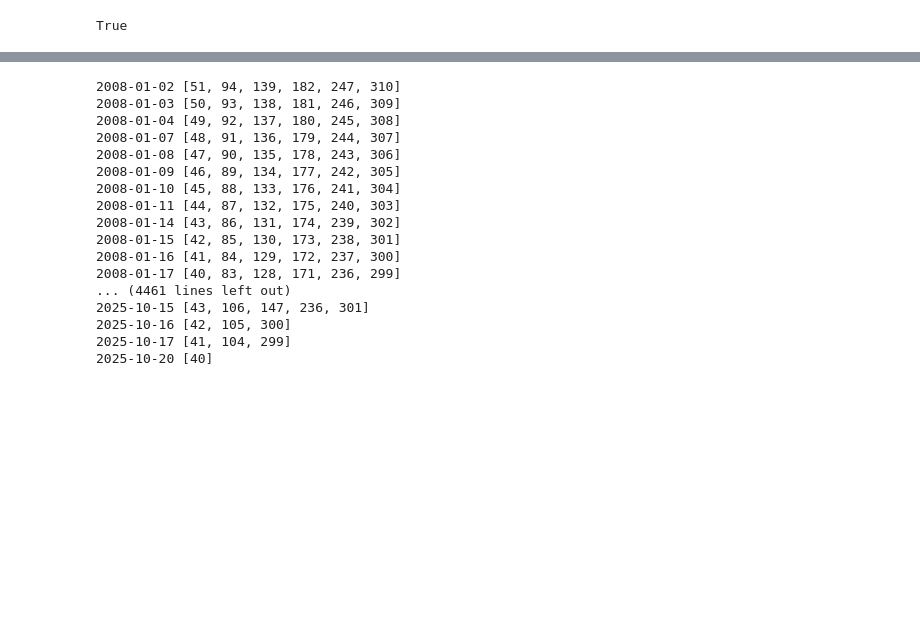
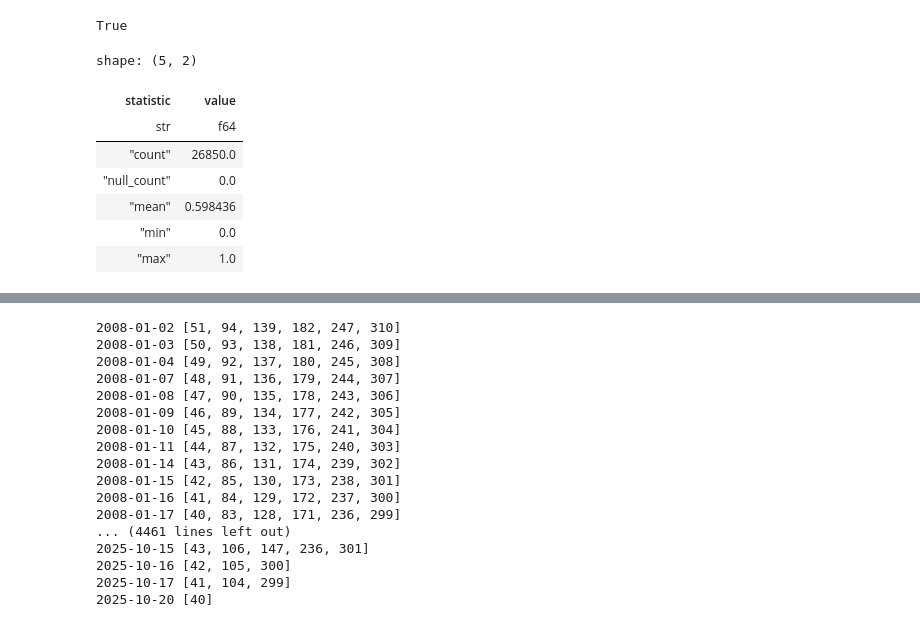
Before and after one commit to cja119/options_wizard, a Jupyter notebook: notebooks/cmdty_carry.ipynb, the cells around one changed output, grey strips where cells are left out. Saved outputs shown, nothing was run; the diff lists cells and outputs as text; code cells hidden in the pictures; blank space fills up the shorter version.

```diff
--- a/notebooks/cmdty_carry.ipynb
+++ b/notebooks/cmdty_carry.ipynb
@@ -219 +251,12 @@ data = curve_structure(data, tick = "CC")
+# %%
+data._data.collect()['IS_CARRY_ENTRY'].describe()
+# %% [output]
+shape: (5, 2)
+| statistic | value |
+| str | f64 |
+| "count" | 26850.0 |
+| "null_count" | 0.0 |
+| "mean" | 0.598436 |
+| "min" | 0.0 |
+| "max" | 1.0 |
 # %%
```
Also changed, not shown: parts of 3 cells of this notebook, 6 other files.
